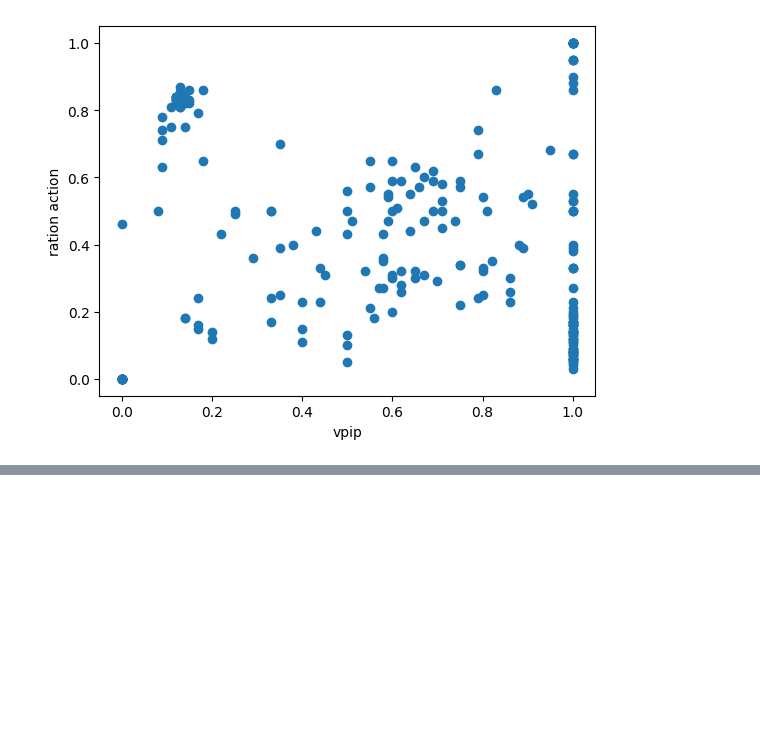
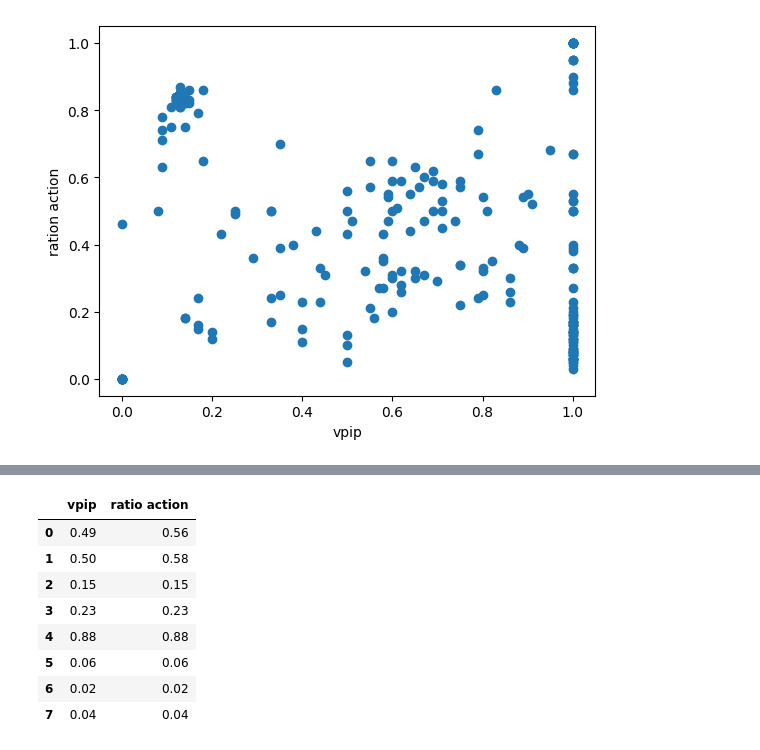
Before and after one commit to LucasColas/Poker-AI, a Jupyter notebook: TX_Poker.ipynb, the cells around one changed output, grey strips where cells are left out. Drawn from its saved outputs; the diff is of its cells as text; code cells hidden in the pictures; blank space fills up the shorter version.

```diff
--- a/TX_Poker.ipynb
+++ b/TX_Poker.ipynb
@@ -52,0 +130,12 @@ Text(0, 0.5, 'ration action')
+# %%
+data_pred
+# %% [output]
+|  | vpip | ratio action |
+| 0 | 0.49 | 0.56 |
+| 1 | 0.50 | 0.58 |
+| 2 | 0.15 | 0.15 |
+| 3 | 0.23 | 0.23 |
+| 4 | 0.88 | 0.88 |
+| 5 | 0.06 | 0.06 |
+| 6 | 0.02 | 0.02 |
+| 7 | 0.04 | 0.04 |
```
Also changed, not shown: parts of 18 cells of this notebook, 1 other file.
